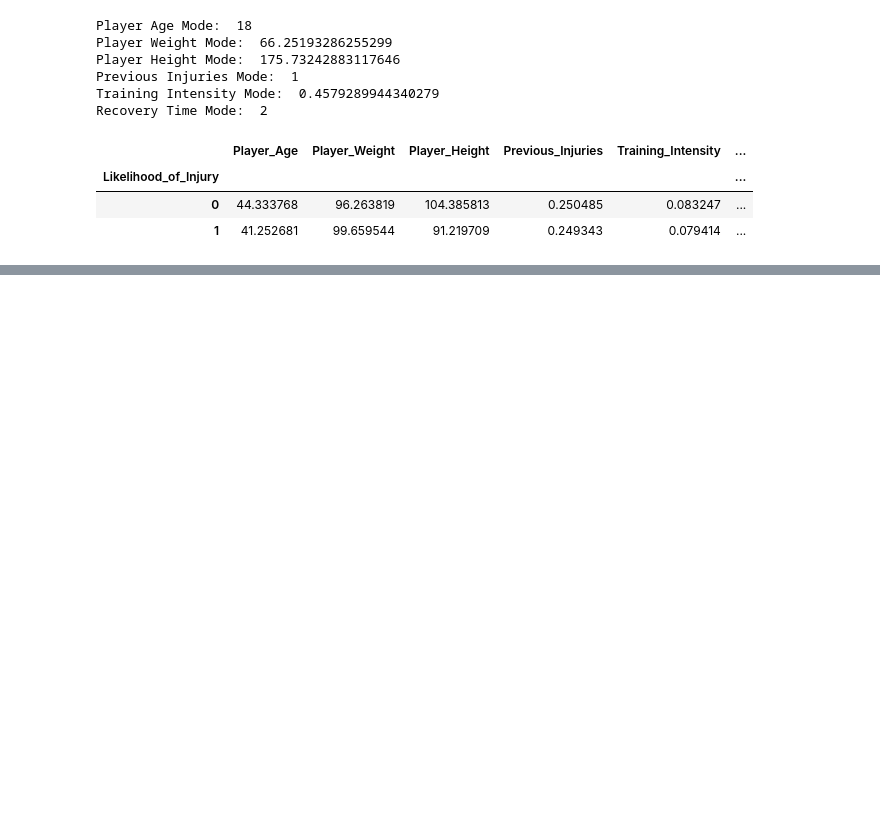
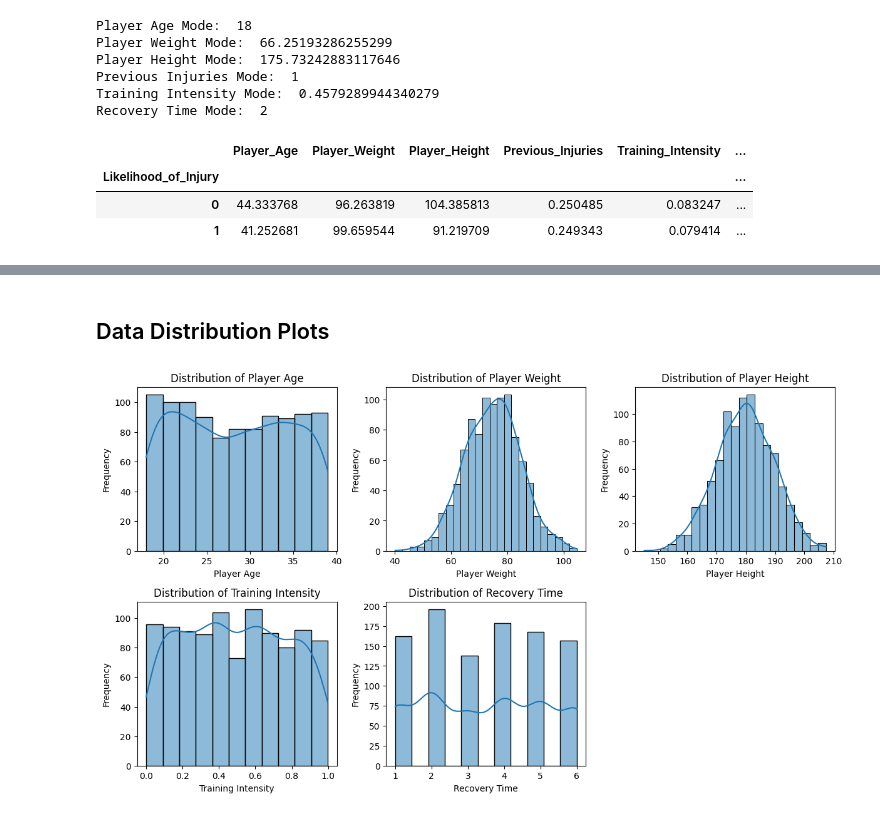
Before and after one commit to KillordTheOG/DataMining_InjuryPrevention, a Jupyter notebook: injury_prevention_project.ipynb, the cells around one changed output, grey strips where cells are left out. Cells and saved outputs as stored; diff of their text form; code cells hidden in the pictures; blank space fills up the shorter version.

```diff
--- a/injury_prevention_project.ipynb
+++ b/injury_prevention_project.ipynb
@@ -130,0 +121,18 @@ Likelihood_of_Injury
+# %% [markdown]
+## Data Distribution Plots
+# %%
+# Select columns excluding Likelihood_of_Injury
+features_to_plot = injury_dataset.drop(columns=['Likelihood_of_Injury','Previous_Injuries']).columns
+
+plt.figure(figsize=(12, 10))
+for i, feature in enumerate(features_to_plot, 1):
+    plt.subplot(3, 3, i)
+    sns.histplot(injury_dataset[feature], kde=True)
+    plt.title(f'Distribution of {feature.replace('_',' ')}')
+    plt.xlabel(feature.replace('_',' '))
+    plt.ylabel('Frequency')
+
+plt.tight_layout()
+plt.show()
+# %% [output]
+[figure, added]
```
Also changed, not shown: parts of 4 cells of this notebook.
